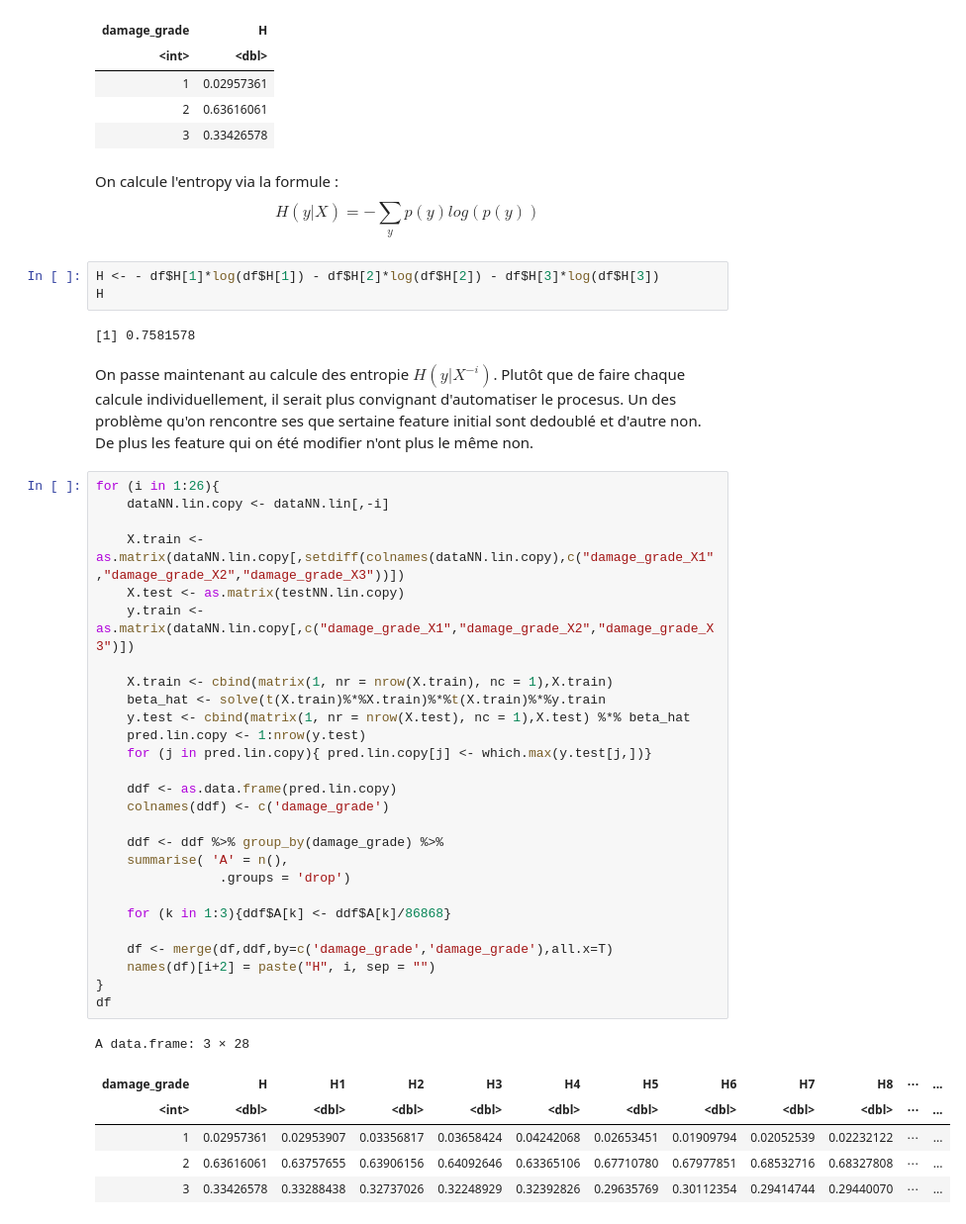
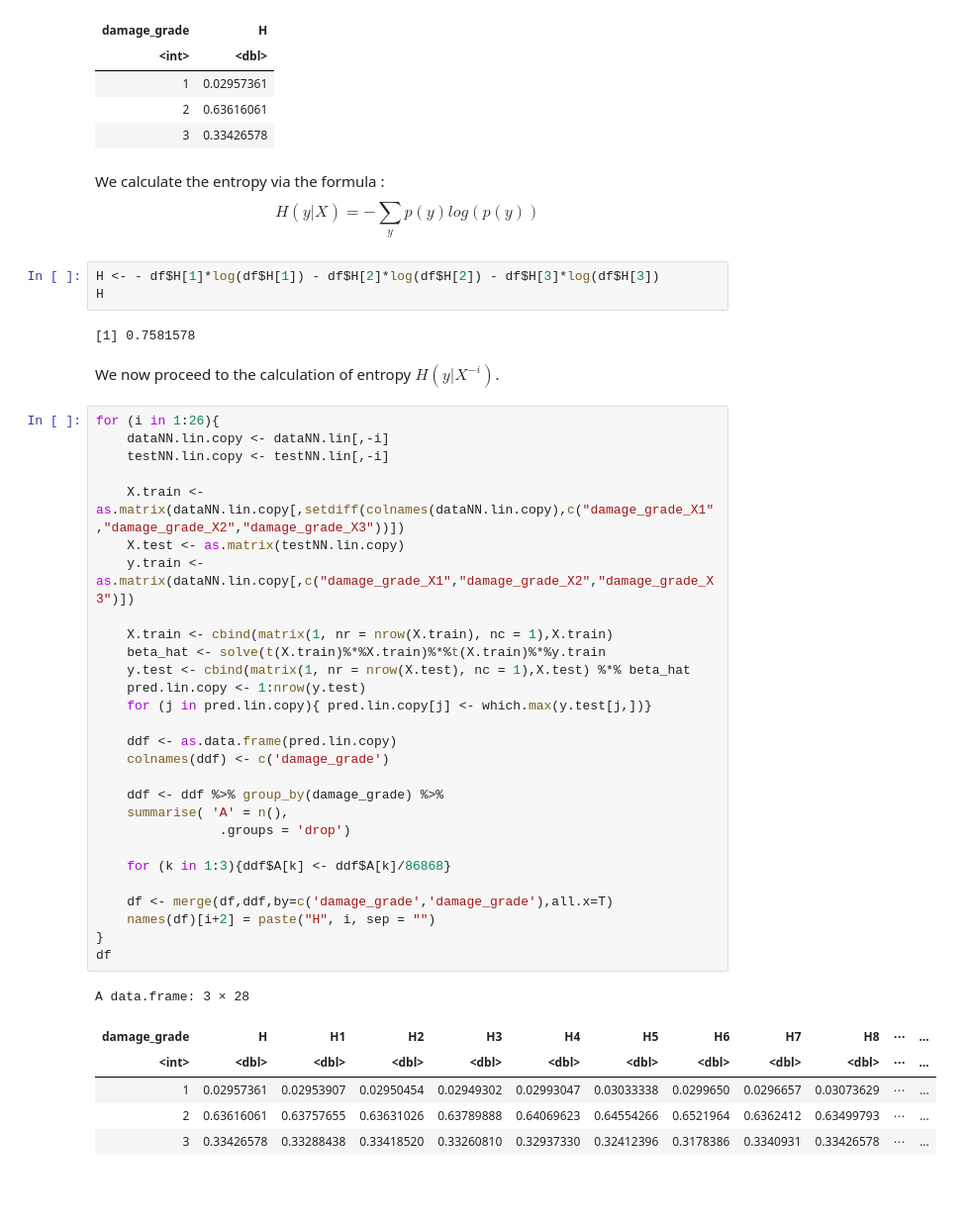
Before and after one commit to bikostet/richter-s-predictor-group-42, a Jupyter notebook: Entropy.ipynb, the cells around one changed output. Shown at 99% size. Drawn from its saved outputs; the diff is of its cells as text; blank space fills up the shorter version.

```diff
--- a/Entropy.ipynb
+++ b/Entropy.ipynb
@@ -118,48 +113,49 @@ A tibble: 3 × 2
 | 2 | 0.63616061 |
 | 3 | 0.33426578 |
 # %% [markdown]
-On calcule l'entropy via la formule : $$H(y|X) = - \sum_y p(y) log(p(y)) $$
+We calculate the entropy via the formula : $$H(y|X) = - \sum_y p(y) log(p(y)) $$
 # %%
 H <- - df$H[1]*log(df$H[1]) - df$H[2]*log(df$H[2]) - df$H[3]*log(df$H[3])
 H
 # %% [output]
 [1] 0.7581578
-# %% [markdown]
-On passe maintenant au calcule des entropie $H(y|X^{-i})$. Plutôt que de faire chaque calcule individuellement, il serait plus convignant d'automatiser le procesus. Un des problème qu'on rencontre ses que sertaine feature initial sont dedoublé et d'autre non. De plus les feature qui on été modifier n'ont plus le même non.
+# %% [markdown]
+We now proceed to the calculation of entropy $H(y|X^{-i})$.
 # %%
 for (i in 1:26){
     dataNN.lin.copy <- dataNN.lin[,-i]
+    testNN.lin.copy <- testNN.lin[,-i]
 
     X.train <- as.matrix(dataNN.lin.copy[,setdiff(colnames(dataNN.lin.copy),c("damage_grade_X1","damage_grade_X2","damage_grade_X3"))])
     X.test <- as.matrix(testNN.lin.copy)
     y.train <- as.matrix(dataNN.lin.copy[,c("damage_grade_X1","damage_grade_X2","damage_grade_X3")])
 
     X.train <- cbind(matrix(1, nr = nrow(X.train), nc = 1),X.train)
     beta_hat <- solve(t(X.train)%*%X.train)%*%t(X.train)%*%y.train
     y.test <- cbind(matrix(1, nr = nrow(X.test), nc = 1),X.test) %*% beta_hat
     pred.lin.copy <- 1:nrow(y.test)
     for (j in pred.lin.copy){ pred.lin.copy[j] <- which.max(y.test[j,])}
 
     ddf <- as.data.frame(pred.lin.copy)
     colnames(ddf) <- c('damage_grade')
 
     ddf <- ddf %>% group_by(damage_grade) %>%
     summarise( 'A' = n(),
                 .groups = 'drop')
 
     for (k in 1:3){ddf$A[k] <- ddf$A[k]/86868}
 
     df <- merge(df,ddf,by=c('damage_grade','damage_grade'),all.x=T)
     names(df)[i+2] = paste("H", i, sep = "")
 }
 df
 # %% [output]
 A data.frame: 3 × 28
 | damage_grade | H | H1 | H2 | H3 | H4 | H5 | H6 | H7 | H8 | ⋯ | ... |
 | <int> | <dbl> | <dbl> | <dbl> | <dbl> | <dbl> | <dbl> | <dbl> | <dbl> | <dbl> | ⋯ | ... |
-| 1 | 0.02957361 | 0.02953907 | 0.03356817 | 0.03658424 | 0.04242068 | 0.02653451 | 0.01909794 | 0.02052539 | 0.02232122 | ⋯ | ... |
-| 2 | 0.63616061 | 0.63757655 | 0.63906156 | 0.64092646 | 0.63365106 | 0.67710780 | 0.67977851 | 0.68532716 | 0.68327808 | ⋯ | ... |
-| 3 | 0.33426578 | 0.33288438 | 0.32737026 | 0.32248929 | 0.32392826 | 0.29635769 | 0.30112354 | 0.29414744 | 0.29440070 | ⋯ | ... |
+| 1 | 0.02957361 | 0.02953907 | 0.02950454 | 0.02949302 | 0.02993047 | 0.03033338 | 0.0299650 | 0.0296657 | 0.03073629 | ⋯ | ... |
+| 2 | 0.63616061 | 0.63757655 | 0.63631026 | 0.63789888 | 0.64069623 | 0.64554266 | 0.6521964 | 0.6362412 | 0.63499793 | ⋯ | ... |
+| 3 | 0.33426578 | 0.33288438 | 0.33418520 | 0.33260810 | 0.32937330 | 0.32412396 | 0.3178386 | 0.3340931 | 0.33426578 | ⋯ | ... |
 # %%
 entropie <- 0:26
 for (i in entropie){ entropie[i+1] <-  -df[1,2+i]*log(df[1,2+i]) - df[2,2+i]*log(df[2,2+i]) - df[3,2+i]*log(df[3,2+i])}
```
Also changed, not shown: parts of 21 cells of this notebook.
